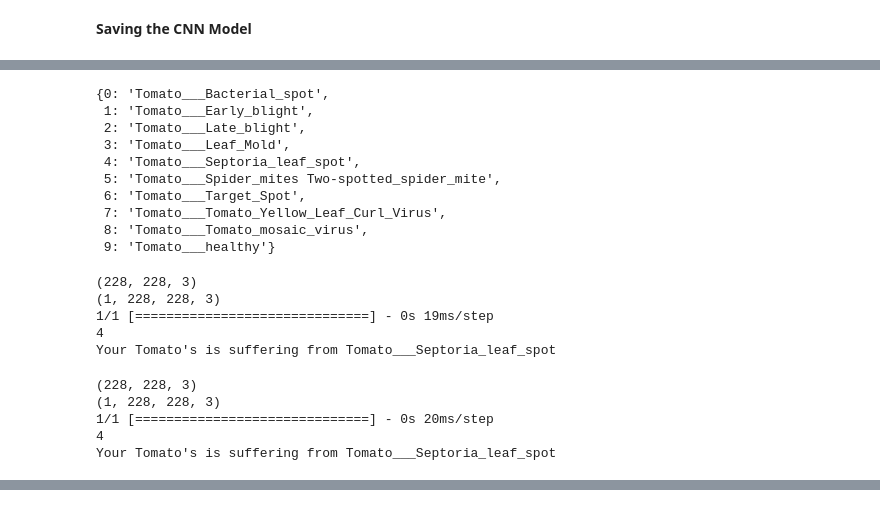
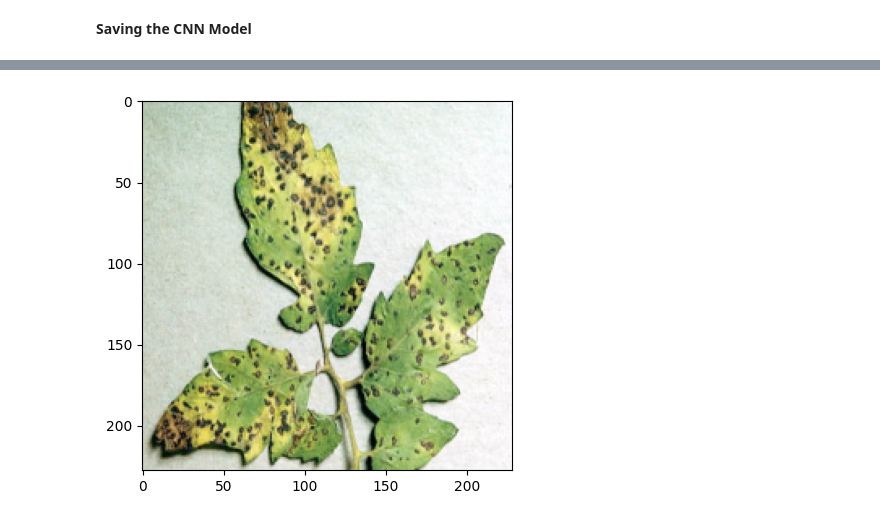
Before and after one commit to itsmeharshit554/Image_classifcation_cnn, a Jupyter notebook: Final_tomato2_5.ipynb, the cells around one changed output, grey strips where cells are left out. Cells and saved outputs as stored; diff of their text form; code cells hidden in the pictures.

```diff
--- a/Final_tomato2_5.ipynb
+++ b/Final_tomato2_5.ipynb
@@ -379,14 +393,4 @@ train_set.class_indices
 # %%
+# Run This
 ref=dict(zip(list(train_set.class_indices.values()), list(train_set.class_indices.keys())))
-ref
+ref=list(ref.values())
-# %% [output]
-{0: 'Tomato___Bacterial_spot',
- 1: 'Tomato___Early_blight',
- 2: 'Tomato___Late_blight',
- 3: 'Tomato___Leaf_Mold',
- 4: 'Tomato___Septoria_leaf_spot',
- 5: 'Tomato___Spider_mites Two-spotted_spider_mite',
- 6: 'Tomato___Target_Spot',
- 7: 'Tomato___Tomato_Yellow_Leaf_Curl_Virus',
- 8: 'Tomato___Tomato_mosaic_virus',
- 9: 'Tomato___healthy'}
@@ -412,20 +397,40 @@ def prediction(path):
-# %%
-tempo='/content/sep.jpg'
-# this is Tomato___Septoria_leaf_spot
-prediction(tempo)
-# %% [output]
-(228, 228, 3)
-(1, 228, 228, 3)
-1/1 [==============================] - 0s 19ms/step
-4
-Your Tomato's is suffering from Tomato___Septoria_leaf_spot
-# %%
-te='/content/Halo-2-3-1080x675-1.jpg'
-# this is late blight
-prediction(te)
-# %% [output]
-(228, 228, 3)
-(1, 228, 228, 3)
-1/1 [==============================] - 0s 20ms/step
-4
-Your Tomato's is suffering from Tomato___Septoria_leaf_spot
+# %%
+# Run This
+import numpy as np
+from keras.preprocessing import image
+from tensorflow.keras.models import load_model
+import keras.utils as image
+import cv2
+from google.colab.patches import cv2_imshow
+
+# Define the path to the trained model
+model_path = "/content/drive/MyDrive/final_tomato.h5"
+
+# Define the path to the input image
+image_path = "/content/drive/MyDrive/testing/7-16-septoria-leafspot1-GRETCHEN.jpg"
+
+# Load the trained model
+model = load_model(model_path)
+
+# Load and preprocess the input image
+img = image.load_img(image_path, target_size=(228, 228))
+x = image.img_to_array(img)
+x = np.expand_dims(x, axis=0)
+x = x / 255.0
+
+# Make the prediction and get the class with the highest probability
+predictions = model.predict(x)
+class_idx = np.argmax(predictions, axis=1)
+class_names = ref
+class_name = class_names[class_idx[0]]
+
+# Print the predicted class
+print('Predicted class:', class_name)
+# cv2_imshow(image_path)
+
+temp = cv2.imread(image_path)
+img=cv2.resize(temp,(228,228))
+img= cv2.cvtColor(img, cv2.COLOR_BGR2RGB)
+plt.imshow(img)
+plt.show()
+# %% [output]
@@ -431,0 +439 @@ Your Tomato's is suffering from Tomato___Septoria_leaf_spot
+[figure, added]
```
Also changed, not shown: parts of 71 cells of this notebook.
